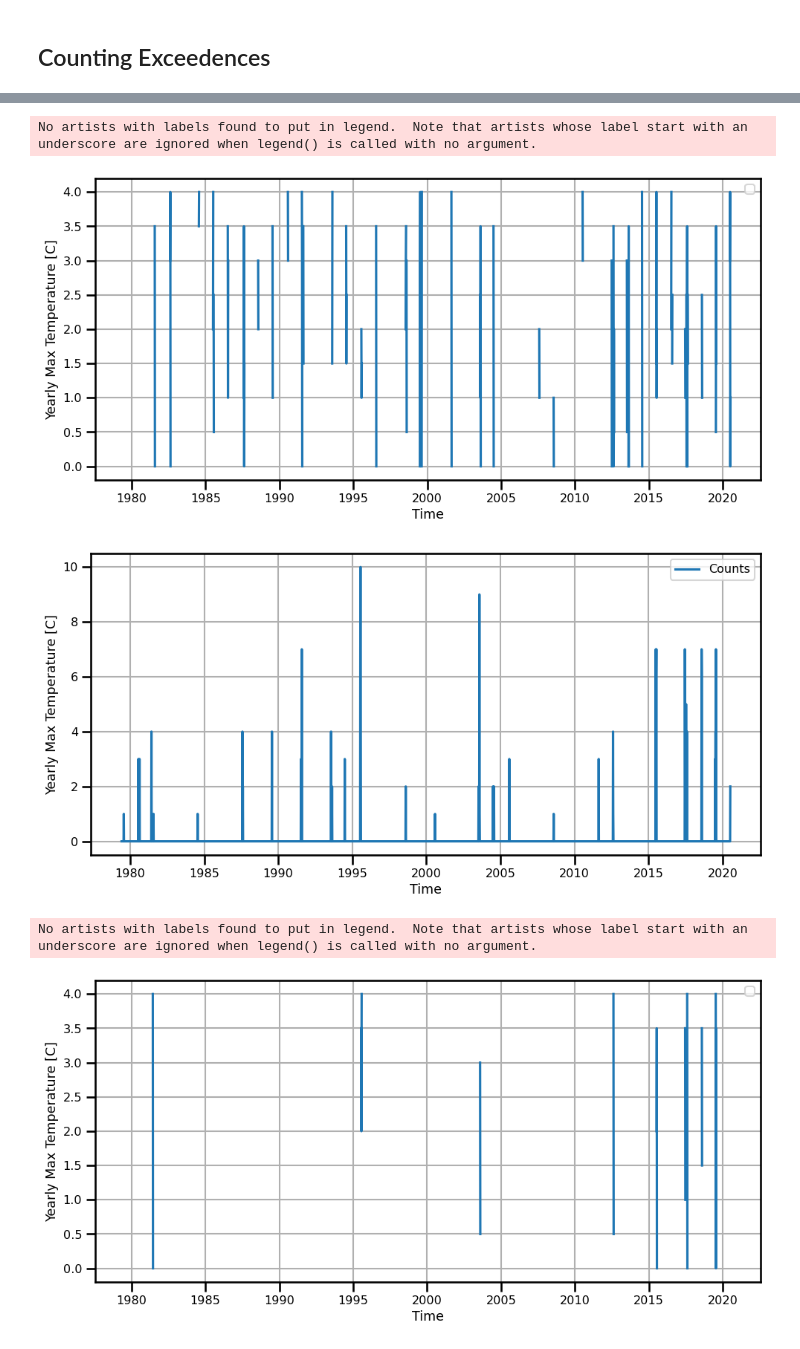
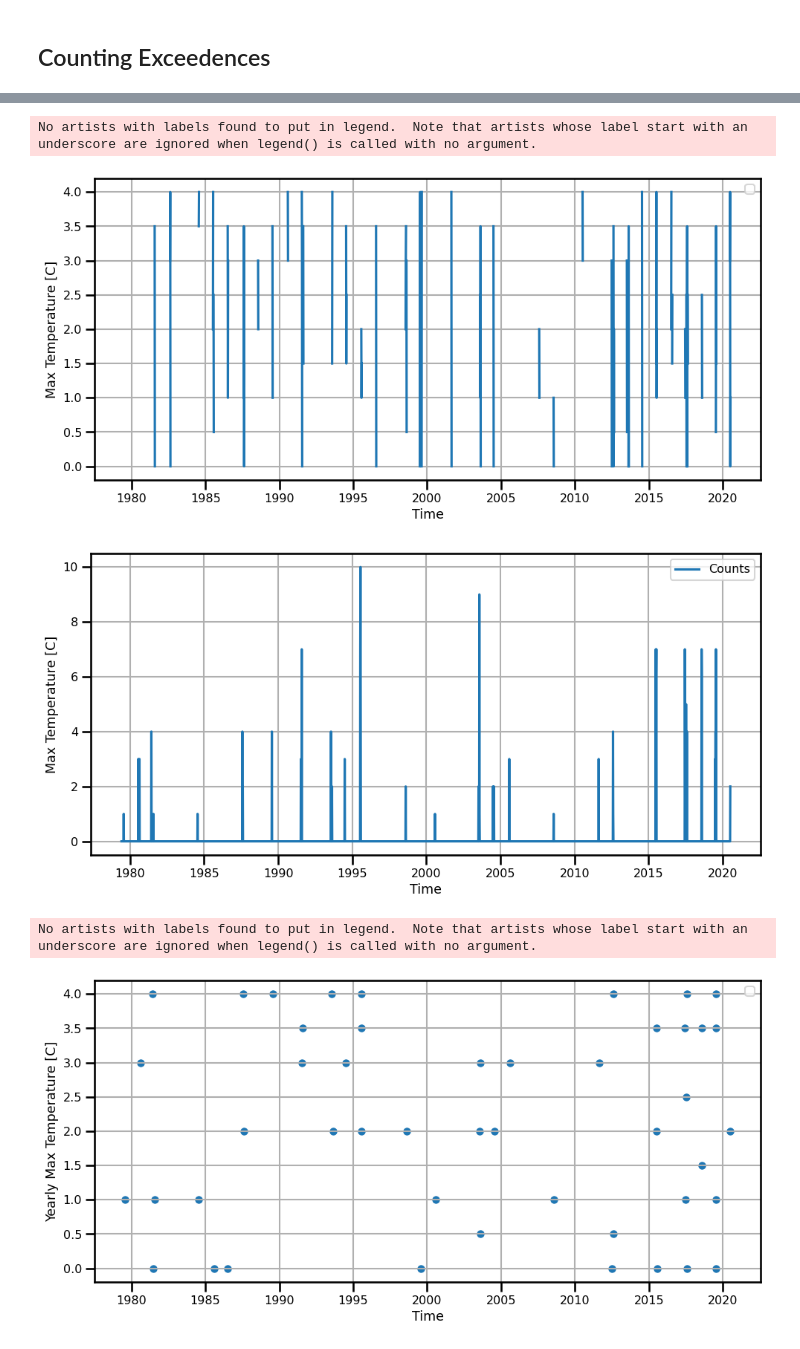
Before and after one commit to jejjohnson/geo_toolz, a Jupyter notebook: notebooks/extremes/extremes_demo_ts.ipynb, the cells around one changed output, grey strips where cells are left out. Drawn from its saved outputs; the diff is of its cells as text; code cells hidden in the pictures.

```diff
--- a/notebooks/extremes/extremes_demo_ts.ipynb
+++ b/notebooks/extremes/extremes_demo_ts.ipynb
@@ -298,7 +297,7 @@ extremes_bm.plot(ax=ax)
 
 ax.set(
     xlabel="Time",
-    ylabel="Yearly Max Temperature [C]",
+    ylabel="Max Temperature [C]",
     # ylim=[threshold, 42],
     title=""
 )
@@ -308,7 +307,7 @@ plt.tight_layout()
 plt.show()
 # %% [output]
 No artists with labels found to put in legend.  Note that artists whose label start with an underscore are ignored when legend() is called with no argument.
-[figure, old version]
+[figure, new version]
 # %%
 ds_summer = ds_madrid.t2m_max.sel(time=ds_madrid.time.dt.month.isin([6,7,8]))
 
@@ -323,7 +322,7 @@ extremes_pp.plot(ax=ax, label="Counts")
 
 ax.set(
     xlabel="Time",
-    ylabel="Yearly Max Temperature [C]",
+    ylabel="Max Temperature [C]",
     # ylim=[threshold, 42],
     title=""
 )
@@ -332,24 +331,24 @@ plt.legend()
 plt.tight_layout()
 plt.show()
 # %% [output]
-[figure, old version]
+[figure, new version]
 # %%
 fig, ax = plt.subplots(figsize=(10,5))
 
 
 # extremes_ec_.plot(x="time", y="t2m_max", ax=ax, s=0.1, c="black", marker="-", label="Counts")
-extremes_bm.plot(ax=ax)
+extremes_bm.plot.scatter(ax=ax, x="time", y="t2m_max")
 
 ax.set(
     xlabel="Time",
     ylabel="Yearly Max Temperature [C]",
     # ylim=[threshold, 42],
     title=""
 )
 plt.grid(which="both", visible=True)
 plt.legend()
 plt.tight_layout()
 plt.show()
 # %% [output]
 No artists with labels found to put in legend.  Note that artists whose label start with an underscore are ignored when legend() is called with no argument.
-[figure, old version]
+[figure, new version]
```
Also changed, not shown: parts of 7 cells of this notebook, 5 other files.
